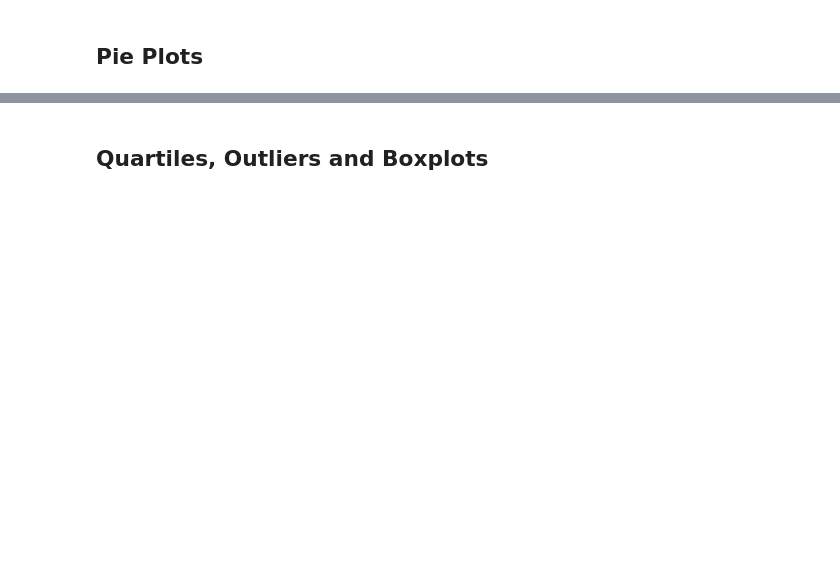
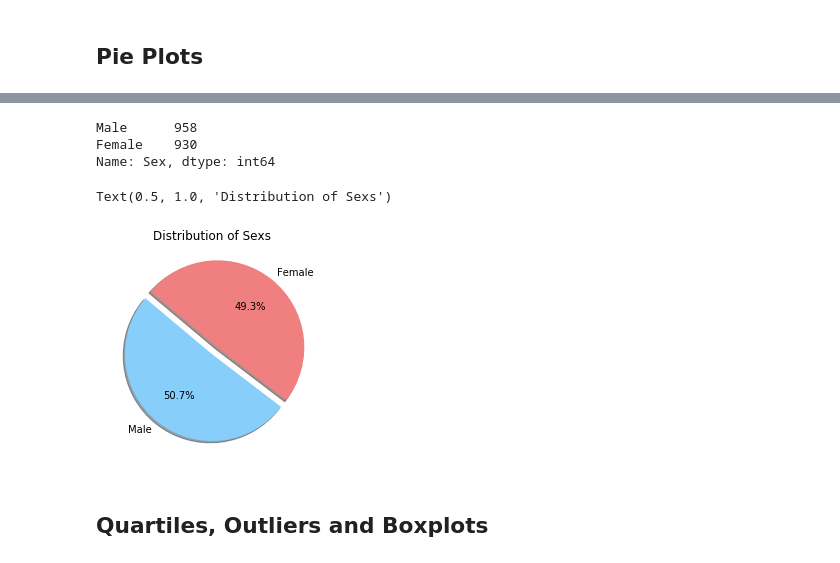
Before and after one commit to JPHebert32/matplotlib-challenge, a Jupyter notebook: Pymaceuticals/main.ipynb, the cells around one changed output, grey strips where cells are left out. Cells and saved outputs as stored; diff of their text form; code cells hidden in the pictures; blank space fills up the shorter version.

```diff
--- a/Pymaceuticals/main.ipynb
+++ b/Pymaceuticals/main.ipynb
@@ -161,19 +181,27 @@ plt.ylabel("Y-LABLE")
 # %%
 # Generate a pie plot showing the distribution of female versus male mice using pyplot
+M_vs_F = clean_df["Sex"].value_counts()
+print(M_vs_F)
 
 # Labels for the sections of our pie chart
-labels = ["Humans", "Smurfs", "Hobbits", "Ninjas"]
-# The values of each section of the pie chart
-sizes = [220, 95, 80, 100]
+gender = ["Male", "Female",]
+
 # The colors of each section of the pie chart
-colors = ["red", "orange", "lightcoral", "lightskyblue"]
-# Tells matplotlib to seperate the "Humans" section from the others
-explode = (0.2, 0, 0, 0)
+color = ["lightskyblue","lightcoral"]
+
+# Tells matplotlib to seperate the "Female" section from the others
+explode = (0, .1)
 
 # Creates the pie chart based upon the values above
 # Automatically finds the percentages of each part of the pie chart
-plt.pie(sizes, explode=explode, labels=labels, colors=colors,
-        autopct="%1.1f%%", shadow=True, startangle=140)
+plt.pie(M_vs_F, colors=color,autopct="%1.1f%%", shadow=True, startangle=140, labels=gender, explode=explode)
+plt.title('Distribution of Sexs')
+# %% [output]
+Male      958
+Female    930
+Name: Sex, dtype: int64
+Text(0.5, 1.0, 'Distribution of Sexs')
+[figure, added]
 # %% [markdown]
 ## Quartiles, Outliers and Boxplots
 # %%
```
Also changed, not shown: parts of 13 cells of this notebook.
